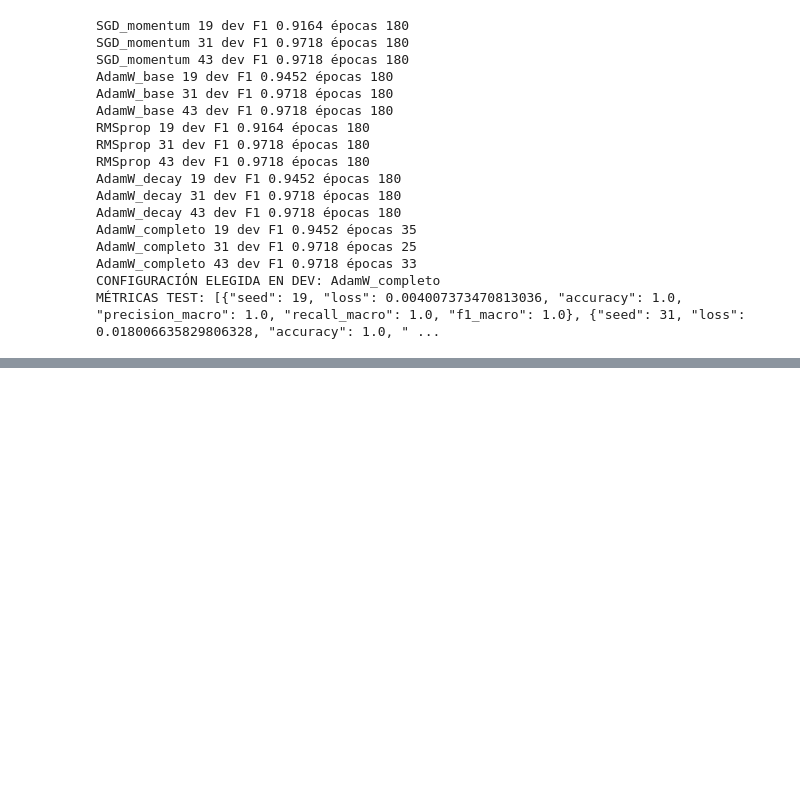
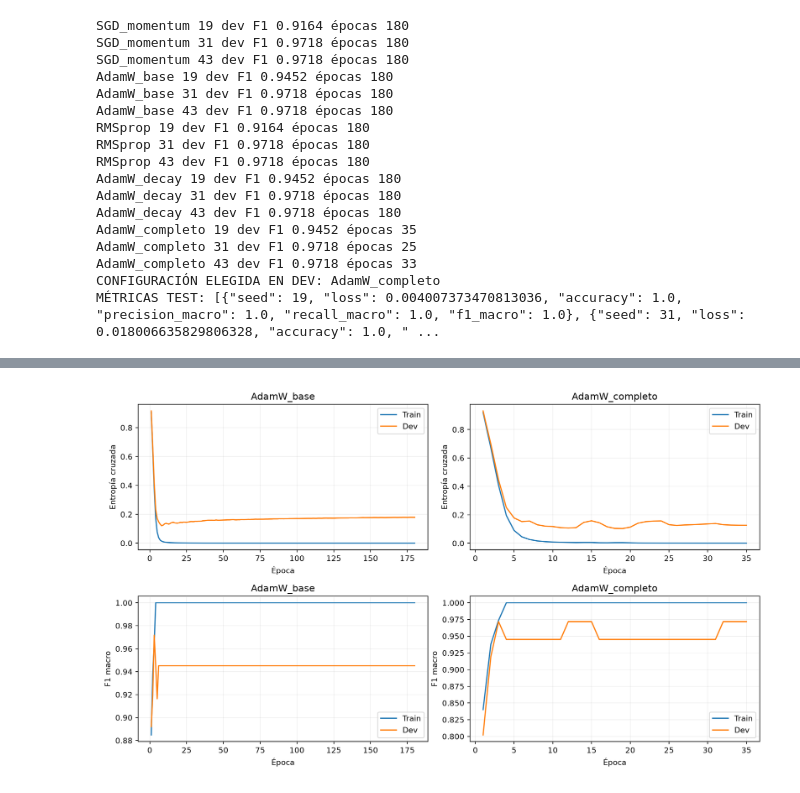
Before and after one commit to Salv4tore27/carlos-redes-neuronales-iii-vinos, a Jupyter notebook: Carlos_Redes.ipynb, the cells around one changed output, grey strips where cells are left out. Saved outputs shown, nothing was run; the diff lists cells and outputs as text; code cells hidden in the pictures; blank space fills up the shorter version.

```diff
--- a/Carlos_Redes.ipynb
+++ b/Carlos_Redes.ipynb
@@ -321,0 +361,4 @@ Las tres semillas muestran variación de inicialización, no reemplazan nuevas p
+# %%
+display(Image(filename="resultados/regularizacion.png"))
+# %% [output]
+[figure, added]
```
Also changed, not shown: parts of 16 cells of this notebook, 2 other files.
